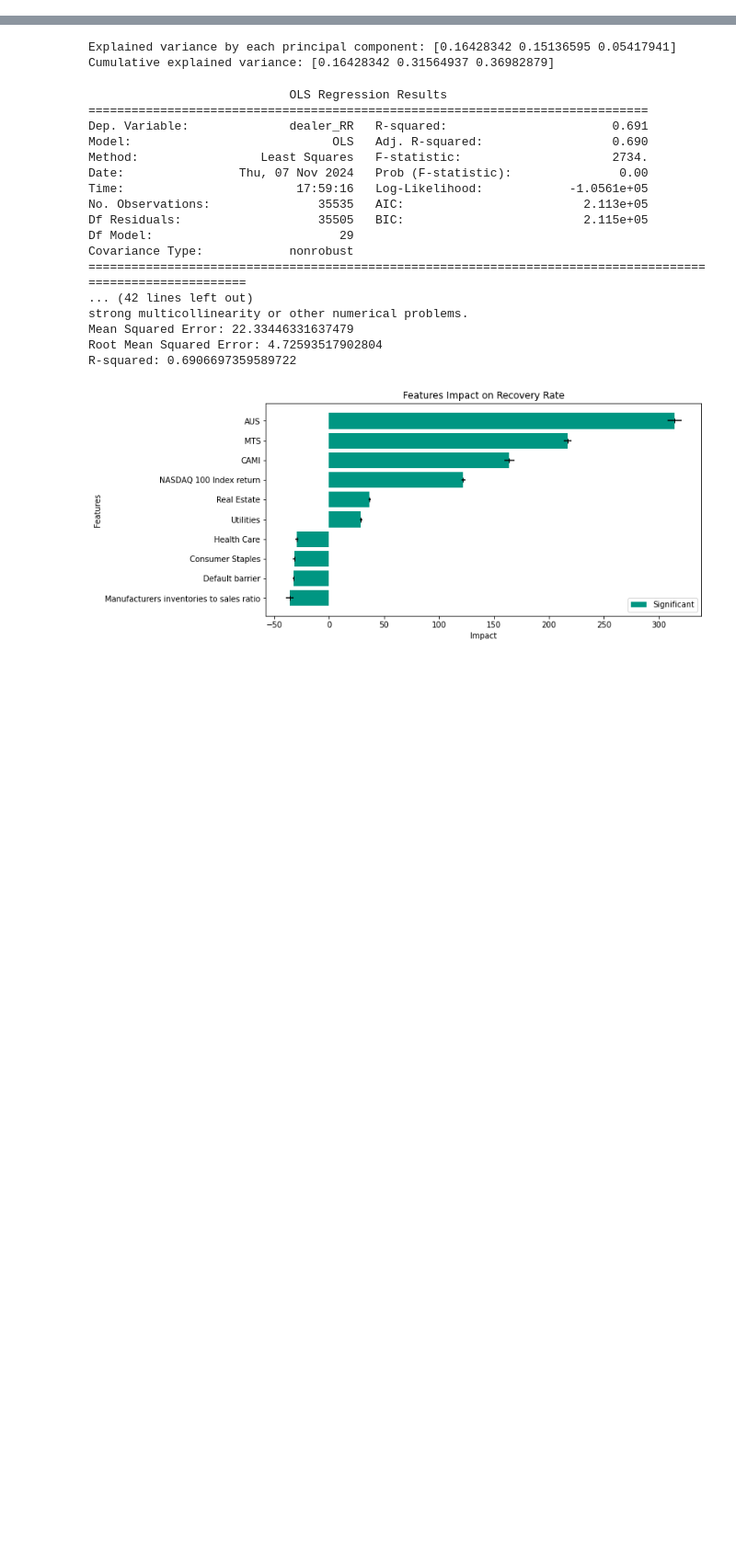
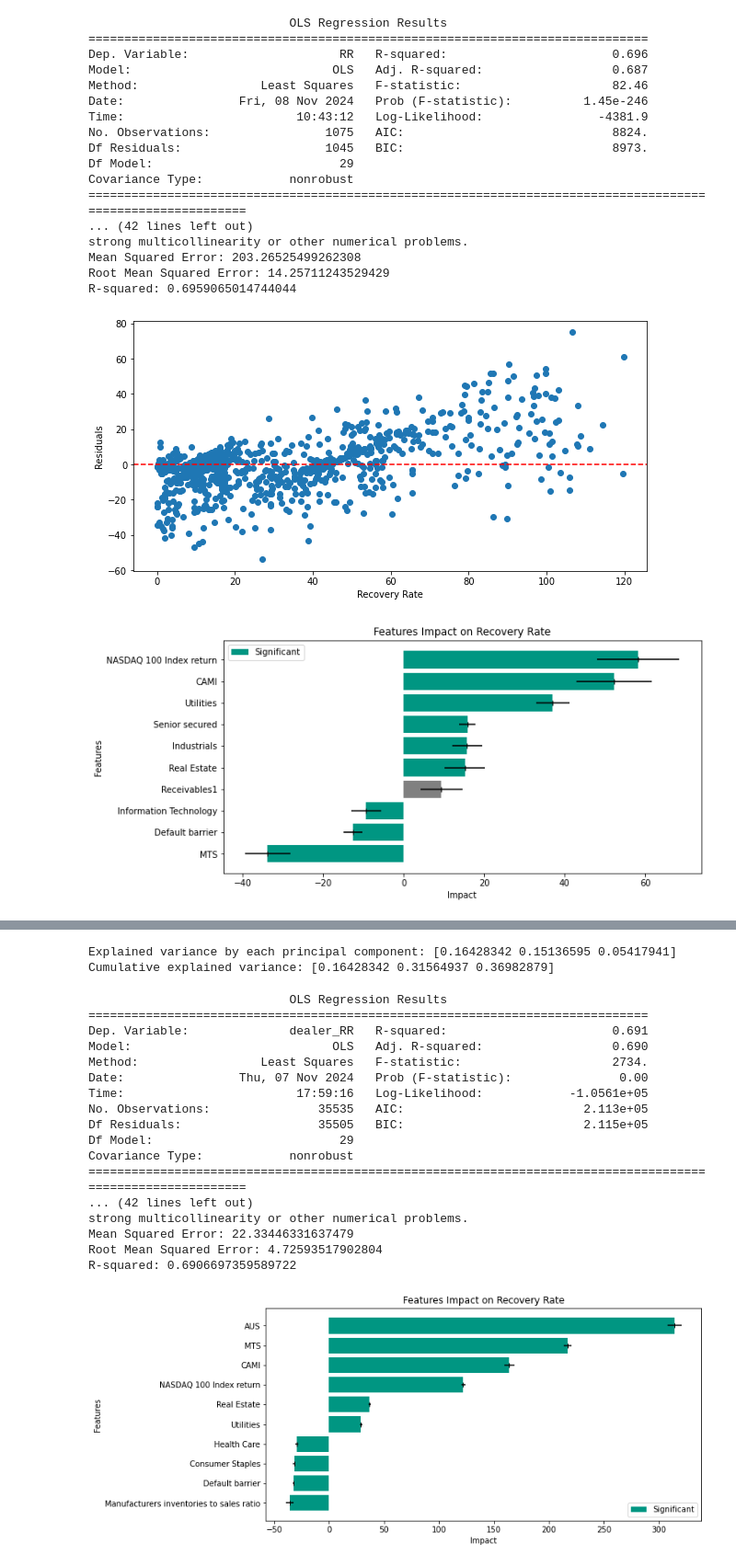
Before and after one commit to constantin1101/LLM_CreditorRRPrediction, a Jupyter notebook: composite_metrics.ipynb, the cells around one changed output, grey strips where cells are left out. Shown at 92% size. Cells and saved outputs as stored; diff of their text form; code cells hidden in the pictures; blank space fills up the shorter version.

Commit message:
Add factor anaylsis

```diff
--- a/composite_metrics.ipynb
+++ b/composite_metrics.ipynb
@@ -344,0 +453,78 @@ R-squared: 0.6931050603344722
+# %%
+'''FACTOR'''
+
+transformation = 'factor'
+df = llm_outputs.copy()
+composite_df = compute_scores(df, baseline_model, transformation)
+
+# Select the supporting features, nlp_lables, and RR from final_df
+final_df = composite_df[['RR']
+                    + supporting_features_1
+                    + supporting_features_2
+                    + ['MTS', 'CAMI', 'AUS']
+                    ]
+
+# reset index
+final_df = final_df.reset_index(drop=True)
+# drop duplicates
+#final_df = final_df.drop_duplicates()
+
+# In-Sample-Regression
+y_train, y_test = final_df['RR'], final_df['RR']
+X_train, X_test = final_df.drop(columns=['RR']), final_df.drop(columns=['RR'])
+
+X_train = sm.add_constant(X_train)
+X_test = sm.add_constant(X_test)
+
+# Fit the model
+model = sm.OLS(y_train, X_train).fit()
+
+# Print the summary of the model which includes p-values and significance levels
+print(model.summary())
+
+# Make predictions
+y_pred = model.predict(X_test)
+
+# Compute and print evaluation metrics
+mse = mean_squared_error(y_test, y_pred)
+r2 = r2_score(y_test, y_pred)
+print(f"Mean Squared Error: {mse}")
+print(f"Root Mean Squared Error: {np.sqrt(mse)}")
+print(f"R-squared: {r2}")
+
+# other metric
+# Calculate the residuals
+residuals = y_test - y_pred
+
+# Plot the residuals
+plt.figure(figsize=(10, 5))
+plt.scatter(y_test, residuals)
+plt.axhline(y=0, color='r', linestyle='--')
+plt.xlabel('Recovery Rate')
+plt.ylabel('Residuals')
+
+# Display the plot
+plt.show()
+
+create_significant_chart(model)
+create_colored_chart(model)
+# %% [output]
+                            OLS Regression Results
+==============================================================================
+Dep. Variable:                     RR   R-squared:                       0.696
+Model:                            OLS   Adj. R-squared:                  0.687
+Method:                 Least Squares   F-statistic:                     82.46
+Date:                Fri, 08 Nov 2024   Prob (F-statistic):          1.45e-246
+Time:                        10:43:12   Log-Likelihood:                -4381.9
+No. Observations:                1075   AIC:                             8824.
+Df Residuals:                    1045   BIC:                             8973.
+Df Model:                          29
+Covariance Type:            nonrobust
+============================================================================================================
+... (42 lines left out)
+strong multicollinearity or other numerical problems.
+Mean Squared Error: 203.26525499262308
+Root Mean Squared Error: 14.25711243529429
+R-squared: 0.6959065014744044
+[figure, added]
+[figure, added]
```
Also changed, not shown: parts of 7 cells of this notebook.
